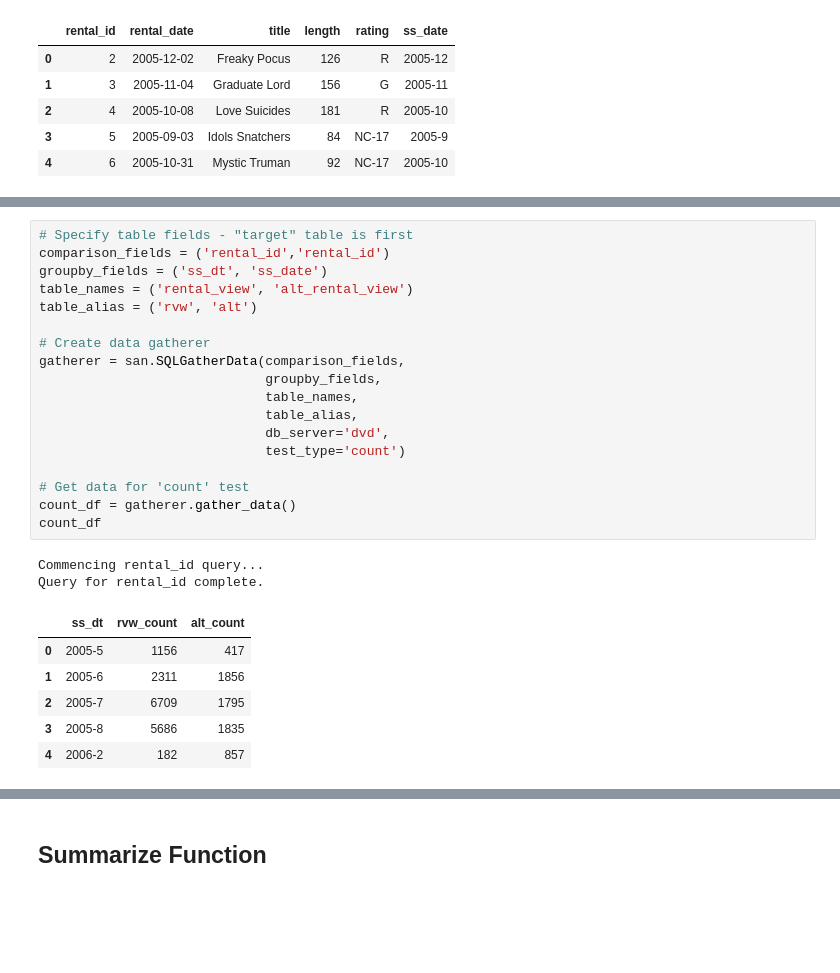
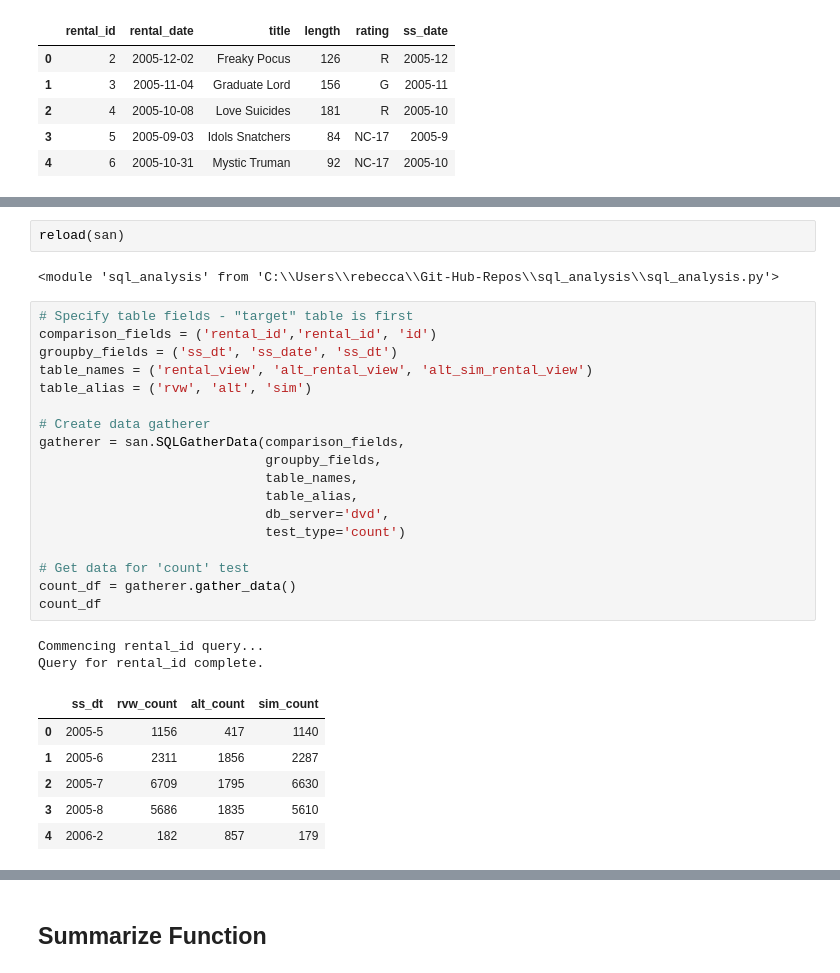
Before and after one commit to rebeccaebarnes/sql_analysis, a Jupyter notebook: sql_analysis_development.ipynb, the cells around one changed output, grey strips where cells are left out. Saved outputs shown, nothing was run; the diff lists cells and outputs as text; blank space fills up the shorter version.

```diff
--- a/sql_analysis_development.ipynb
+++ b/sql_analysis_development.ipynb
@@ -168,30 +208,34 @@ alt_rental_view.head()
+# %%
+reload(san)
+# %% [output]
+<module 'sql_analysis' from 'C:\\Users\\rebecca\\Git-Hub-Repos\\sql_analysis\\sql_analysis.py'>
 # %%
 # Specify table fields - "target" table is first
-comparison_fields = ('rental_id','rental_id')
-groupby_fields = ('ss_dt', 'ss_date')
-table_names = ('rental_view', 'alt_rental_view')
-table_alias = ('rvw', 'alt')
+comparison_fields = ('rental_id','rental_id', 'id')
+groupby_fields = ('ss_dt', 'ss_date', 'ss_dt')
+table_names = ('rental_view', 'alt_rental_view', 'alt_sim_rental_view')
+table_alias = ('rvw', 'alt', 'sim')
 
 # Create data gatherer
 gatherer = san.SQLGatherData(comparison_fields,
                              groupby_fields,
                              table_names,
                              table_alias,
                              db_server='dvd',
                              test_type='count')
 
 # Get data for 'count' test
 count_df = gatherer.gather_data()
 count_df
 # %% [output]
 Commencing rental_id query...
 Query for rental_id complete.
-|  | ss_dt | rvw_count | alt_count |
-| 0 | 2005-5 | 1156 | 417 |
-| 1 | 2005-6 | 2311 | 1856 |
-| 2 | 2005-7 | 6709 | 1795 |
-| 3 | 2005-8 | 5686 | 1835 |
-| 4 | 2006-2 | 182 | 857 |
+|  | ss_dt | rvw_count | alt_count | sim_count |
+| 0 | 2005-5 | 1156 | 417 | 1140 |
+| 1 | 2005-6 | 2311 | 1856 | 2287 |
+| 2 | 2005-7 | 6709 | 1795 | 6630 |
+| 3 | 2005-8 | 5686 | 1835 | 5610 |
+| 4 | 2006-2 | 182 | 857 | 179 |
 # %%
 # Create basic tester
 tester = san.SQLUnitTest(count_df,
```
Also changed, not shown: parts of 13 cells of this notebook.
